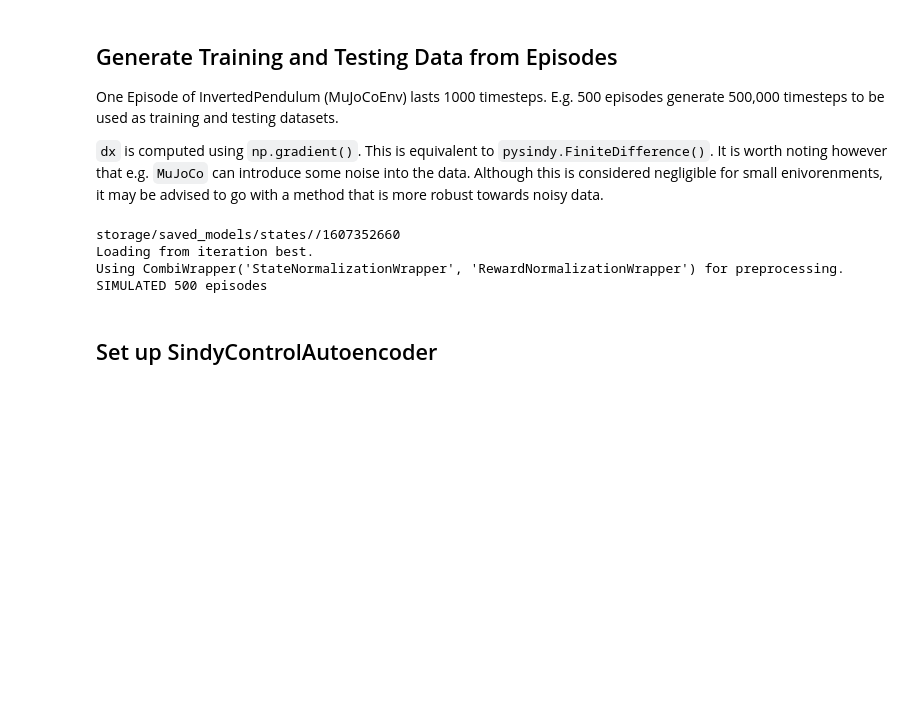
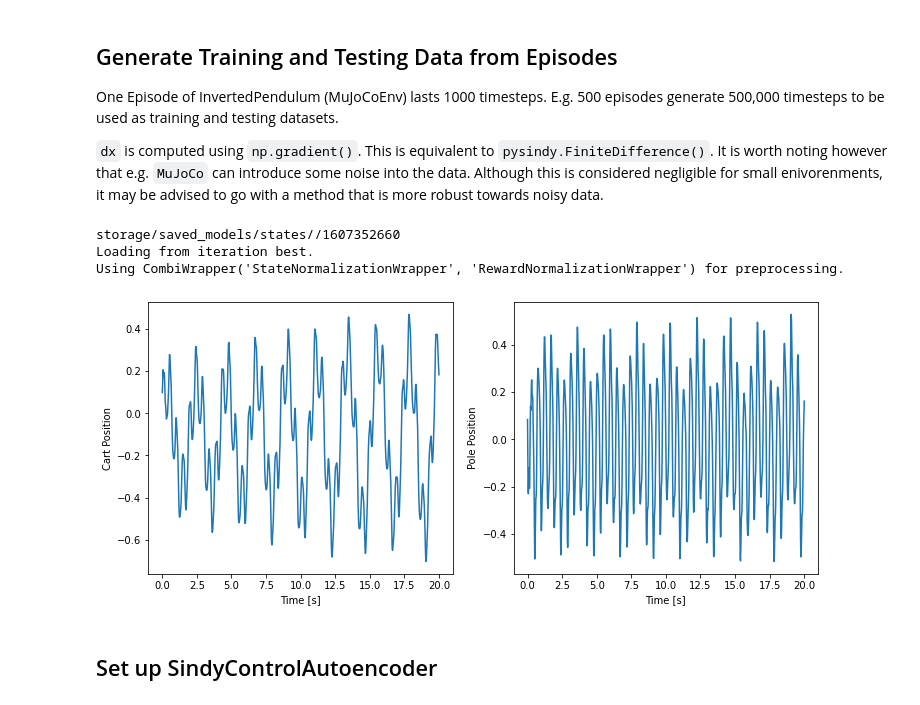
Before and after one commit to ccnmaastricht/angorapy, a Jupyter notebook: analysis/sindy_autoencoder/SindyControlAutoencoder.ipynb, the cells around one changed output. Saved outputs shown, nothing was run; the diff lists cells and outputs as text; code cells hidden in the pictures; blank space fills up the shorter version.

```diff
--- a/analysis/sindy_autoencoder/SindyControlAutoencoder.ipynb
+++ b/analysis/sindy_autoencoder/SindyControlAutoencoder.ipynb
@@ -26,28 +28,48 @@ it may be advised to go with a method that is more robust towards noisy data.
 # %%
 agent_id = 1607352660 # inverted pendulum no vel, continuous action
 
 chiefinv = Chiefinvestigator(agent_id)
-# collect data from episodes
-n_episodes = 500
-activations_all_episodes, inputs_all_episodes, actions_all_episodes, states_all_episodes, _ \
-    = chiefinv.get_data_over_episodes(n_episodes, "policy_recurrent_layer", chiefinv.get_layer_names()[1])
-print(f"SIMULATED {n_episodes} episodes")
+try:
+    SAVE_DIR = "analysis/sindy_autoencoder/storage/"
+    training_data = pickle.load(open(SAVE_DIR+"training_data.pkl", "rb"))
+    testing_data = pickle.load(open(SAVE_DIR+"testing_data.pkl", "rb"))
+    n_episodes = 1
+    activations_all_episodes, inputs_all_episodes, actions_all_episodes, states_all_episodes, _ \
+        = chiefinv.get_data_over_episodes(n_episodes, "policy_recurrent_layer", chiefinv.get_layer_names()[1])
+except:
+    # collect data from episodes
+    n_episodes = 500
+    activations_all_episodes, inputs_all_episodes, actions_all_episodes, states_all_episodes, _ \
+        = chiefinv.get_data_over_episodes(n_episodes, "policy_recurrent_layer", chiefinv.get_layer_names()[1])
+    print(f"SIMULATED {n_episodes} episodes")
 
-# create training and testing datasets
-training_size = int(len(inputs_all_episodes) * 0.8)
-dx = np.gradient(activations_all_episodes, axis=0)
-training_data = {'x': activations_all_episodes[:training_size, :],
-                 'dx': dx[:training_size, :],
-                 'u': inputs_all_episodes[:training_size, :]}
-testing_data = {'x': activations_all_episodes[training_size:, :],
-                'dx': dx[training_size:, :],
-                'u': inputs_all_episodes[training_size:, :]}
-# TODO: visualize the data
+    # create training and testing datasets
+    training_size = int(len(inputs_all_episodes) * 0.8)
+    dx = np.gradient(activations_all_episodes, axis=0)
+    training_data = {'x': activations_all_episodes[:training_size, :],
+                     'dx': dx[:training_size, :],
+                     'u': inputs_all_episodes[:training_size, :]}
+    testing_data = {'x': activations_all_episodes[training_size:, :],
+                    'dx': dx[training_size:, :],
+                    'u': inputs_all_episodes[training_size:, :]}
+
+plt.figure(figsize=(12, 5))
+x = np.linspace(0, 1000*0.02, 1000)
+plt.subplot(121)
+plt.plot(x, states_all_episodes[:1000, 0])
+plt.xlabel("Time [s]")
+plt.ylabel("Cart Position")
+
+plt.subplot(122)
+plt.plot(x, states_all_episodes[:1000, 1])
+plt.xlabel("Time [s]")
+plt.ylabel("Pole Position")
+plt.show()
 # %% [output]
 storage/saved_models/states//1607352660
 Loading from iteration best.
 Using CombiWrapper('StateNormalizationWrapper', 'RewardNormalizationWrapper') for preprocessing.
-SIMULATED 500 episodes
+[figure, added]
 # %% [markdown]
 ## Set up SindyControlAutoencoder
 # %%
```
Also changed, not shown: parts of 15 cells of this notebook, 3 other files.
